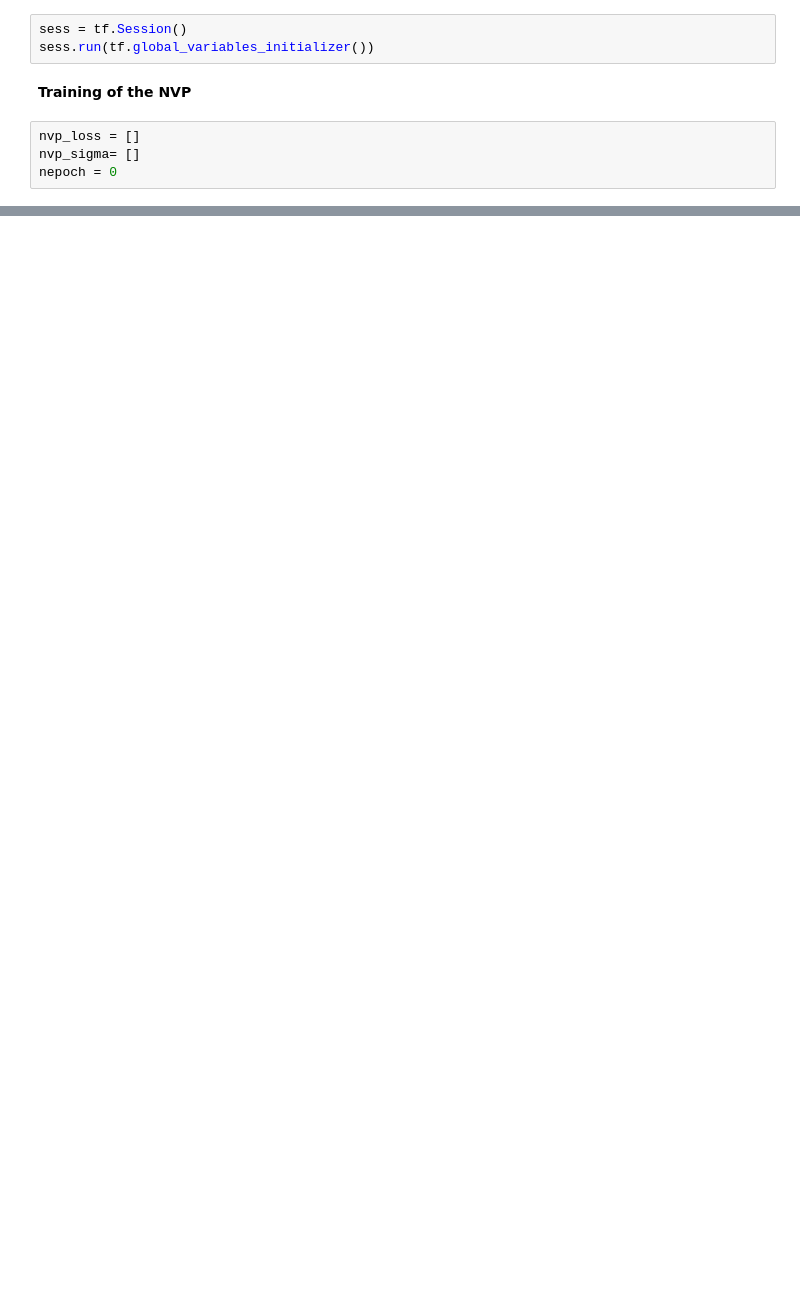
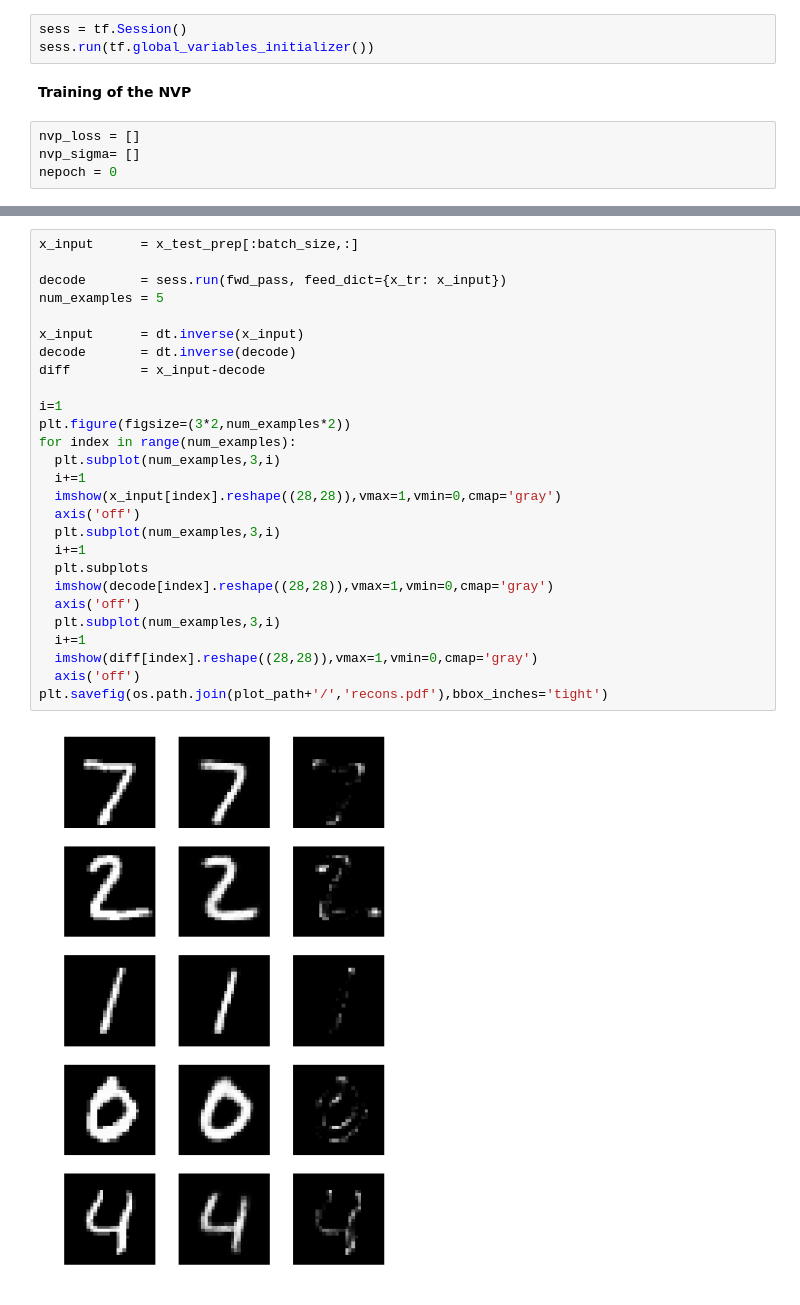
Before and after one commit to VMBoehm/NormalizingFlows, a Jupyter notebook: Stepwise_Compression_RealNVP_on_MNIST.ipynb, the cells around one changed output, grey strips where cells are left out. Cells and saved outputs as stored; diff of their text form; blank space fills up the shorter version.

```diff
--- a/Stepwise_Compression_RealNVP_on_MNIST.ipynb
+++ b/Stepwise_Compression_RealNVP_on_MNIST.ipynb
@@ -465,3 +505,32 @@ for index in range(5):
+# %%
+x_input      = x_test_prep[:batch_size,:]
+
+decode       = sess.run(fwd_pass, feed_dict={x_tr: x_input})
+num_examples = 5
+
+x_input      = dt.inverse(x_input)
+decode       = dt.inverse(decode)
+diff         = x_input-decode
+
+i=1
+plt.figure(figsize=(3*2,num_examples*2))
+for index in range(num_examples):
+  plt.subplot(num_examples,3,i)
+  i+=1
+  imshow(x_input[index].reshape((28,28)),vmax=1,vmin=0,cmap='gray')
+  axis('off')
+  plt.subplot(num_examples,3,i)
+  i+=1
+  plt.subplots
+  imshow(decode[index].reshape((28,28)),vmax=1,vmin=0,cmap='gray')
+  axis('off')
+  plt.subplot(num_examples,3,i)
+  i+=1
+  imshow(diff[index].reshape((28,28)),vmax=1,vmin=0,cmap='gray')
+  axis('off')
+plt.savefig(os.path.join(plot_path+'/','recons.pdf'),bbox_inches='tight')
+# %% [output]
+[figure, added]
 # %%
 
 prior_sample = sess.run(prior.sample(batch_size))
```
Also changed, not shown: parts of 24 cells of this notebook.
